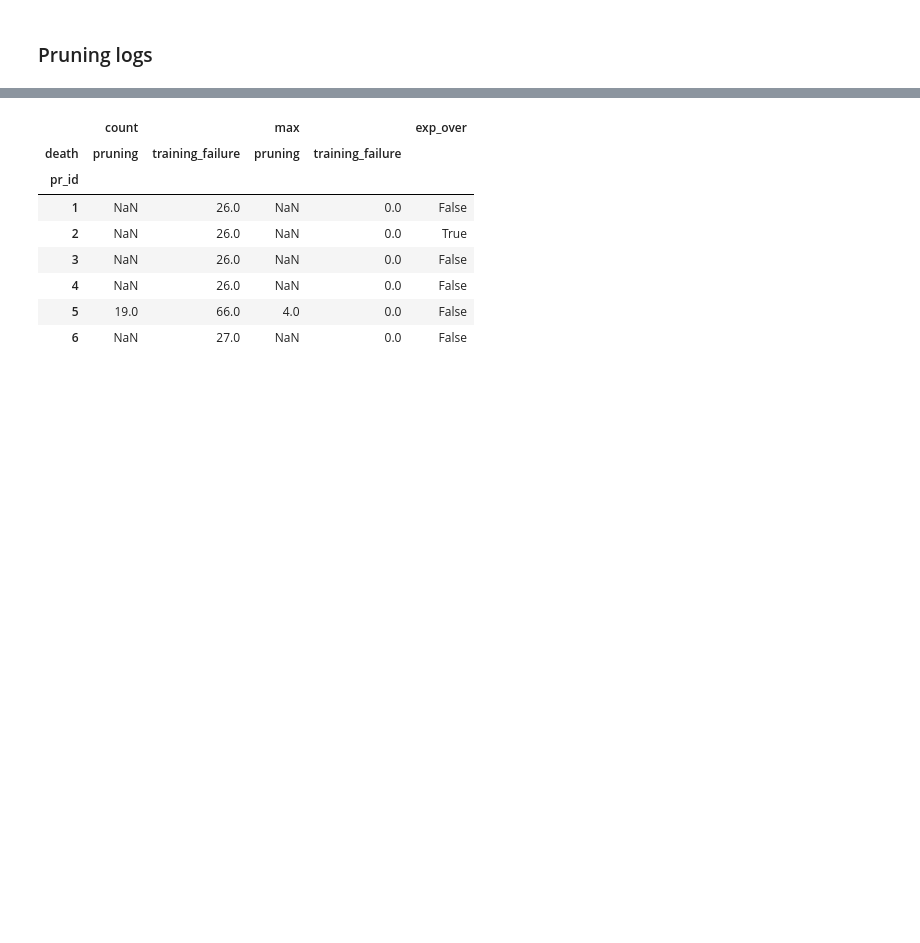
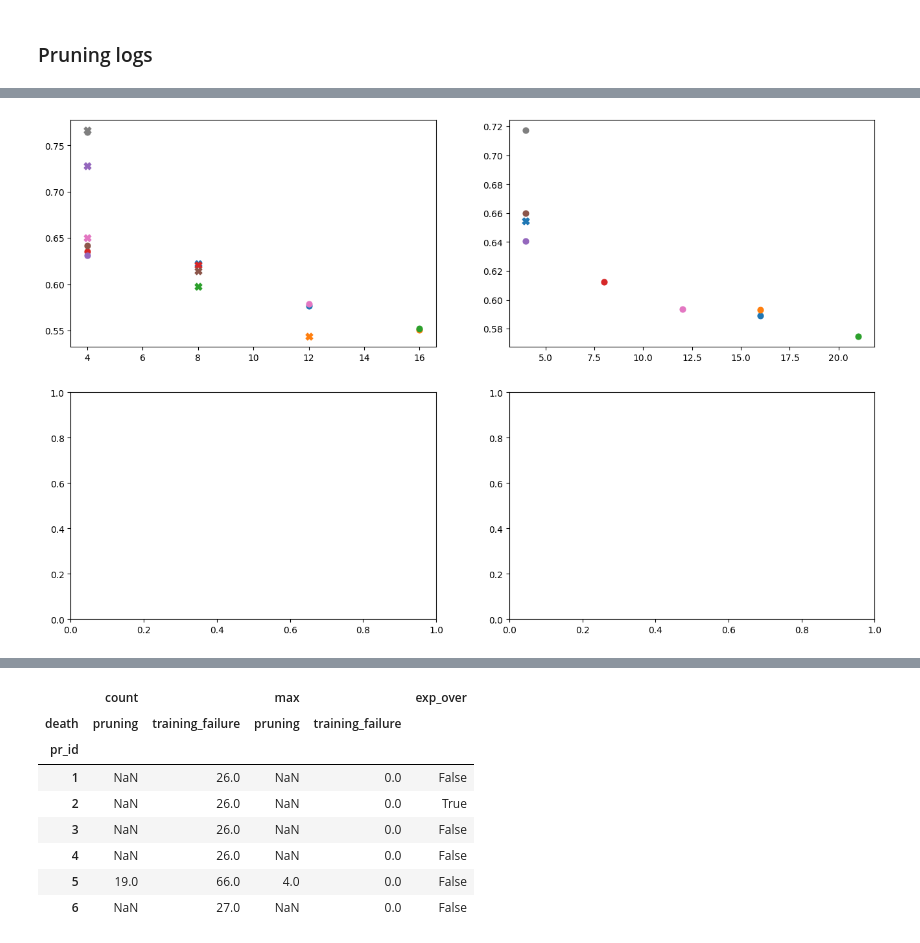
Before and after one commit to arnaud-odet/Time-Series-Library, a Jupyter notebook: results.ipynb, the cells around one changed output, grey strips where cells are left out. Saved outputs shown, nothing was run; the diff lists cells and outputs as text; code cells hidden in the pictures; blank space fills up the shorter version.

```diff
--- a/results.ipynb
+++ b/results.ipynb
@@ -70,0 +89,4 @@ pr_ldf[pr_ldf['death']=='pruning']
+# %%
+pr_id = 1
+best_ids = pr_ldf[pr_ldf['pr_id'] == pr_id].reset_index().sort_values('best_val_score').groupby('model').first()
+best_ids
@@ -71,3 +104,22 @@ pr_ldf[pr_ldf['death']=='pruning']
+# %%
+colors = [f"C{i}" for i in range(10)]
+fig, axs = plt.subplots(2,2,figsize=(16,10))
+models = pr_ldf['model'].unique()
+
+for i in range(8):
+    th = ths[i // 2]
+    ax = axs.flatten()[i // 2]
+    ms = i % 2 == 0
+    try :
+        best_ids = pr_ldf[pr_ldf['pr_id'] == i+1].reset_index().sort_values('best_val_score').groupby('model').first()
+        for j, model in enumerate(models) :
+            ax.scatter(best_ids.loc[model,'lifetime'], best_ids.loc[model,'best_val_score'], s = 60 if ms else 40, c = colors[j] , marker = "X" if ms else "o");
+
+    except :
+        # Experiment not over
+        pass
+# %% [output]
+[figure, added]
 # %%
 prt_log_file = "./pruning/calmip_testing_logs.csv"
 prt_ldf = pd.read_csv(prt_log_file, index_col=0)
```
Also changed, not shown: parts of 13 cells of this notebook, 3 other files.
